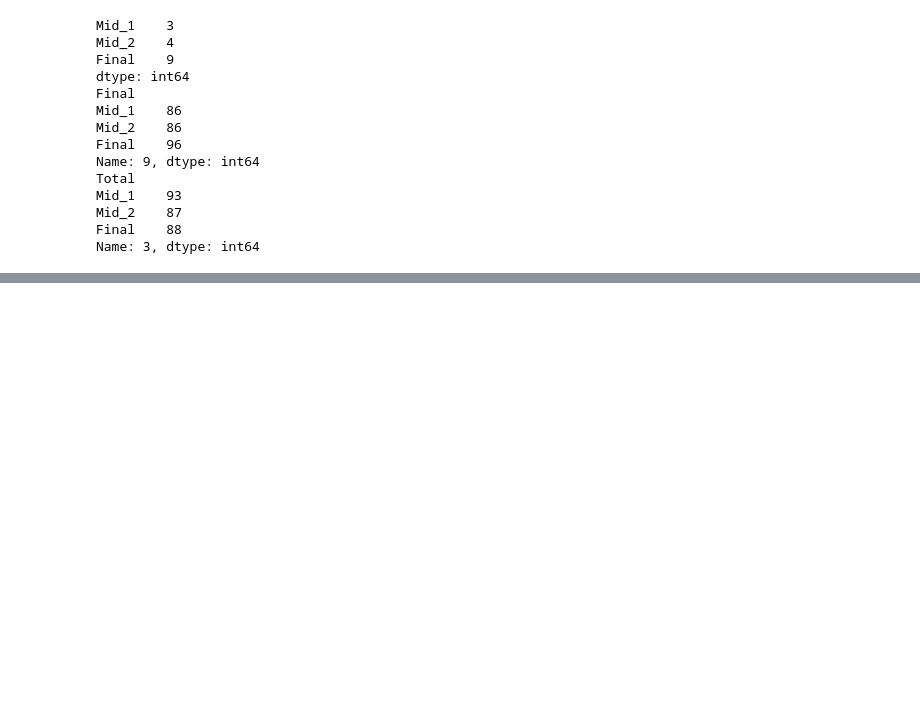
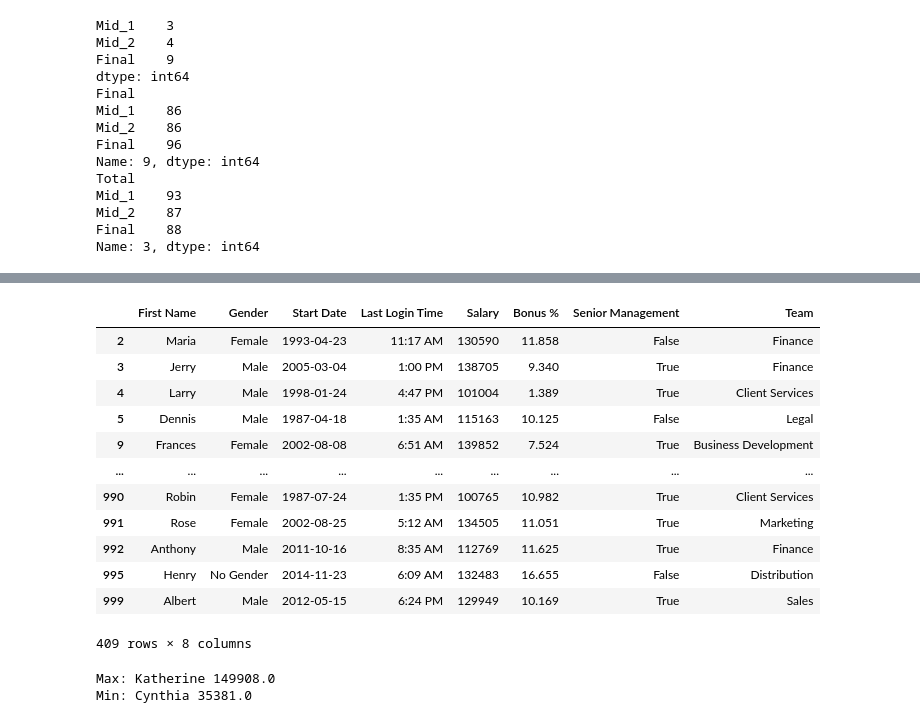
Before and after one commit to lc0312/COSC502, a Jupyter notebook: hw2_Liu.ipynb, the cells around one changed output, grey strips where cells are left out. Saved outputs shown, nothing was run; the diff lists cells and outputs as text; code cells hidden in the pictures; blank space fills up the shorter version.

```diff
--- a/hw2_Liu.ipynb
+++ b/hw2_Liu.ipynb
@@ -262,0 +338,29 @@ Name: 3, dtype: int64
+# %%
+# 4. Filter the rows to only show employee with Salaries >100K.
+df.loc[df['Salary']>1e+5]
+# %% [output]
+|  | First Name | Gender | Start Date | Last Login Time | Salary | Bonus % | Senior Management | Team |
+| 2 | Maria | Female | 1993-04-23 | 11:17 AM | 130590 | 11.858 | False | Finance |
+| 3 | Jerry | Male | 2005-03-04 | 1:00 PM | 138705 | 9.340 | True | Finance |
+| 4 | Larry | Male | 1998-01-24 | 4:47 PM | 101004 | 1.389 | True | Client Services |
+| 5 | Dennis | Male | 1987-04-18 | 1:35 AM | 115163 | 10.125 | False | Legal |
+| 9 | Frances | Female | 2002-08-08 | 6:51 AM | 139852 | 7.524 | True | Business Development |
+| ... | ... | ... | ... | ... | ... | ... | ... | ... |
+| 990 | Robin | Female | 1987-07-24 | 1:35 PM | 100765 | 10.982 | True | Client Services |
+| 991 | Rose | Female | 2002-08-25 | 5:12 AM | 134505 | 11.051 | True | Marketing |
+| 992 | Anthony | Male | 2011-10-16 | 8:35 AM | 112769 | 11.625 | True | Finance |
+| 995 | Henry | No Gender | 2014-11-23 | 6:09 AM | 132483 | 16.655 | False | Distribution |
+| 999 | Albert | Male | 2012-05-15 | 6:24 PM | 129949 | 10.169 | True | Sales |
+409 rows × 8 columns
+# %%
+# 5. Print the names of male and female employees with highest and lowest salaries.
+Female_max = df.loc[df['Gender']=='Female'].max(numeric_only=True)[0]
+Max_Name = df.loc[df['Salary']==Female_max]
+print ('Max:', Max_Name['First Name'].item(), Female_max)
+
+Female_min = df.loc[df['Gender']=='Female'].min(numeric_only=True)[0]
+Min_Name = df.loc[df['Salary']==Female_min]
+print ('Min:', Min_Name['First Name'].item(), Female_min)
+# %% [output]
+Max: Katherine 149908.0
+Min: Cynthia 35381.0
```
Also changed, not shown: parts of 13 cells of this notebook.
